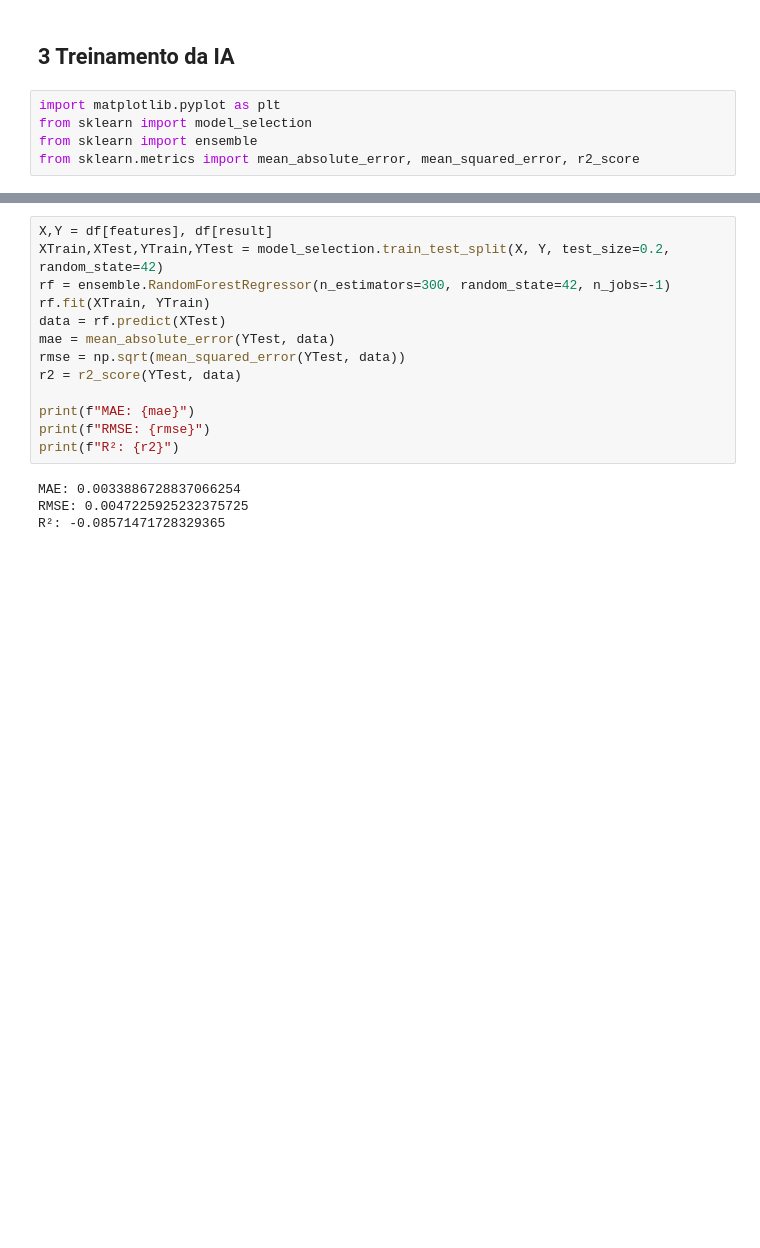
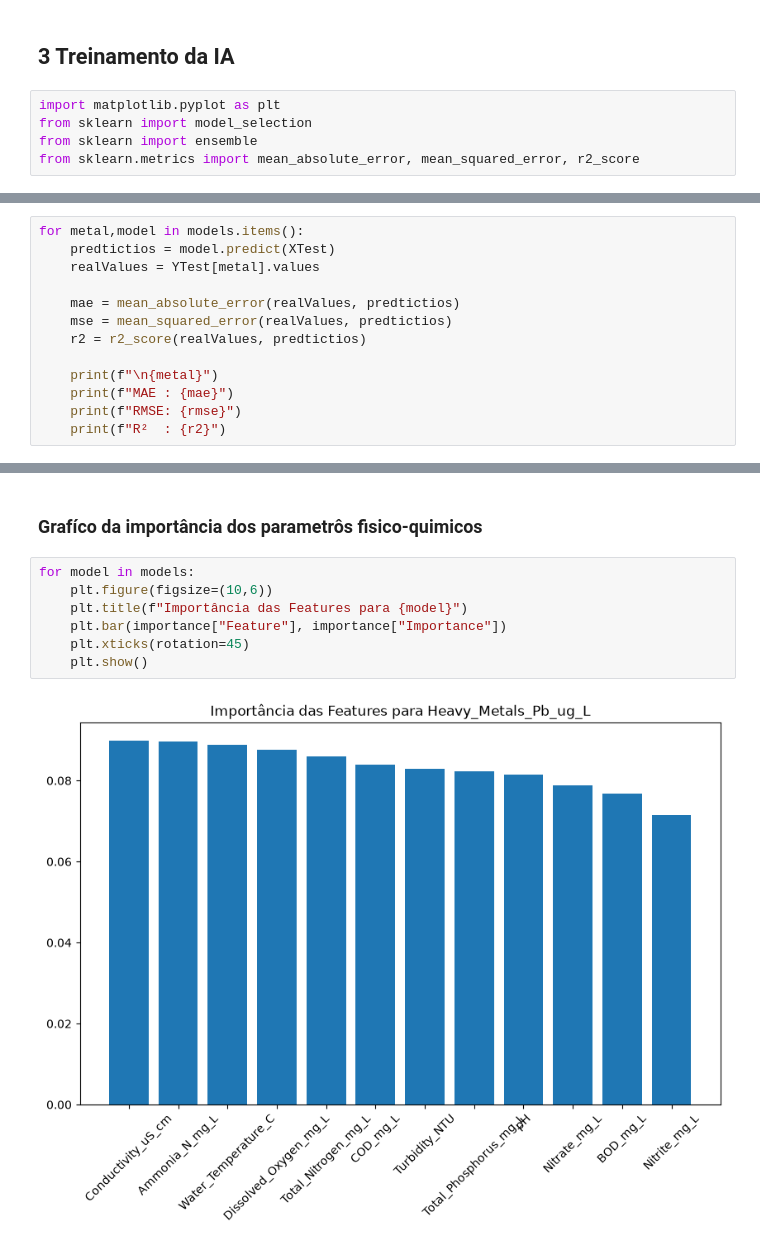
Before and after one commit to cc24139/WaterPath_TCC, a Jupyter notebook: back-end/ia/app/services/Predict/Notes/trainIA.ipynb, the cells around one changed output, grey strips where cells are left out. Drawn from its saved outputs; the diff is of its cells as text; blank space fills up the shorter version.

```diff
--- a/back-end/ia/app/services/Predict/Notes/trainIA.ipynb
+++ b/back-end/ia/app/services/Predict/Notes/trainIA.ipynb
@@ -121,0 +158,13 @@ Preditciont x Real:
+# %%
+for metal,model in models.items():
+    predtictios = model.predict(XTest)
+    realValues = YTest[metal].values
+
+    mae = mean_absolute_error(realValues, predtictios)
+    mse = mean_squared_error(realValues, predtictios)
+    r2 = r2_score(realValues, predtictios)
+
+    print(f"\n{metal}")
+    print(f"MAE : {mae}")
+    print(f"RMSE: {rmse}")
+    print(f"R²  : {r2}")
@@ -122,17 +186,11 @@ Preditciont x Real:
+# %% [markdown]
+### Grafíco da importância dos parametrôs fisico-quimicos
 # %%
-X,Y = df[features], df[result]
-XTrain,XTest,YTrain,YTest = model_selection.train_test_split(X, Y, test_size=0.2, random_state=42)
-rf = ensemble.RandomForestRegressor(n_estimators=300, random_state=42, n_jobs=-1)
-rf.fit(XTrain, YTrain)
-data = rf.predict(XTest)
-mae = mean_absolute_error(YTest, data)
-rmse = np.sqrt(mean_squared_error(YTest, data))
-r2 = r2_score(YTest, data)
-
-print(f"MAE: {mae}")
-print(f"RMSE: {rmse}")
-print(f"R²: {r2}")
+for model in models:
+    plt.figure(figsize=(10,6))
+    plt.title(f"Importância das Features para {model}")
+    plt.bar(importance["Feature"], importance["Importance"])
+    plt.xticks(rotation=45)
+    plt.show()
 # %% [output]
-MAE: 0.0033886728837066254
-RMSE: 0.0047225925232375725
-R²: -0.08571471728329365
+[figure, added]
```
Also changed, not shown: parts of 8 cells of this notebook, 2 other files.
